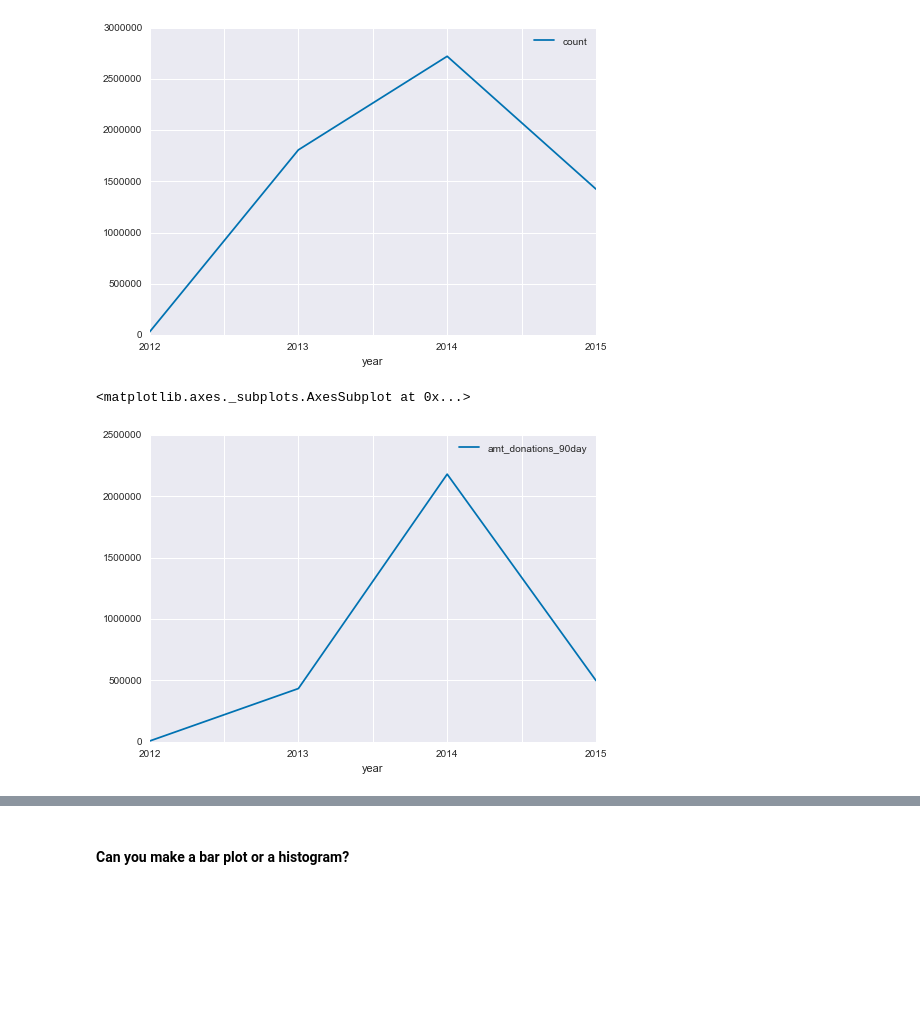
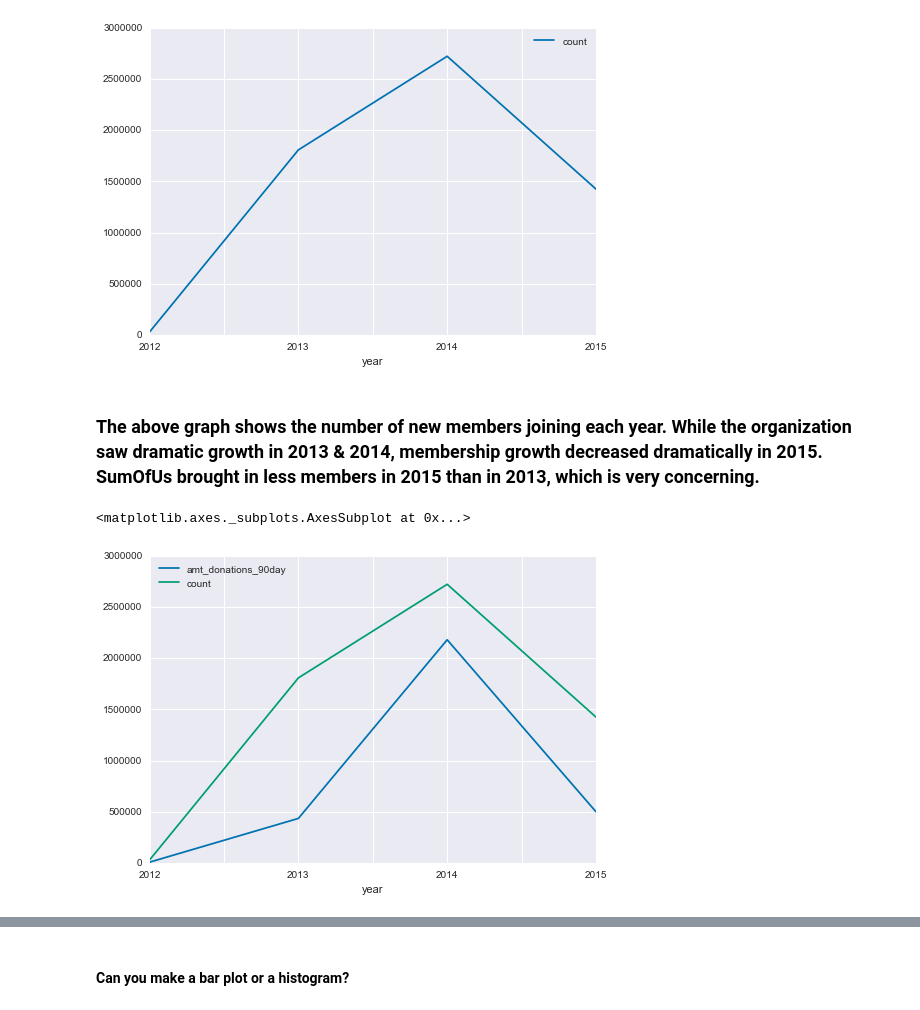
Before and after one commit to tara-m-harwood/springboard_coursework, a Jupyter notebook: Tara's Data Story.ipynb, the cells around one changed output, grey strips where cells are left out. Saved outputs shown, nothing was run; the diff lists cells and outputs as text; code cells hidden in the pictures; blank space fills up the shorter version.

```diff
--- a/Tara's Data Story.ipynb
+++ b/Tara's Data Story.ipynb
@@ -86,9 +83,11 @@ count_group[1:5].plot()
 # %% [output]
 <matplotlib.axes._subplots.AxesSubplot at 0x...>
 [figure]
+# %% [markdown]
+### The above graph shows the number of new members joining each year.  While the organization saw dramatic growth in 2013 & 2014, membership growth decreased dramatically in 2015.  SumOfUs brought in less members in 2015 than in 2013, which is very concerning.
 # %%
-donate_group = pd.DataFrame(trend_data.groupby('year')['amt_donations_90day'].sum())
+donate_group = pd.DataFrame(trend_data.groupby('year')['amt_donations_90day','count'].sum())
 donate_group[1:5].plot()
 # %% [output]
 <matplotlib.axes._subplots.AxesSubplot at 0x...>
-[figure, old version]
+[figure, new version]
```
Also changed, not shown: parts of 13 cells of this notebook.
